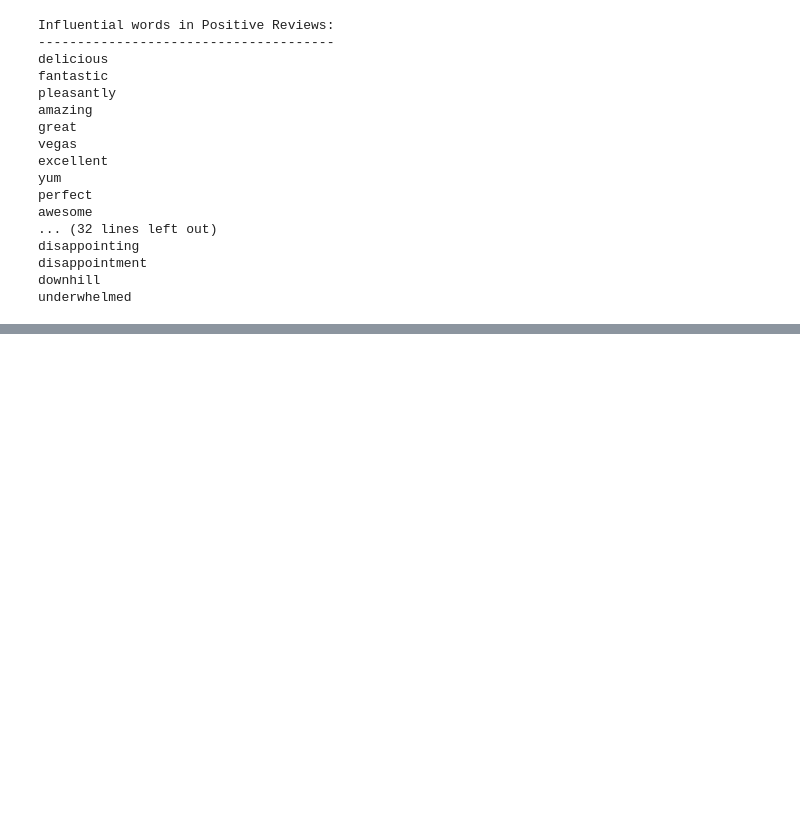
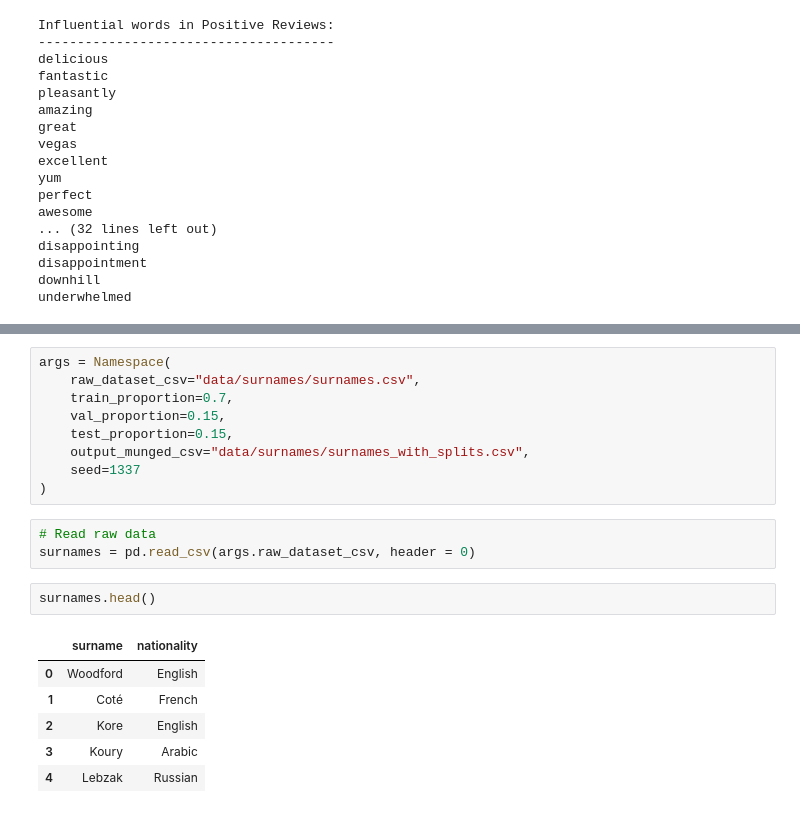
Before and after one commit to karenacorn99/NLPwithPyTorch-Rao-McMahan, a Jupyter notebook: nlp.ipynb, the cells around one changed output, grey strips where cells are left out. Cells and saved outputs as stored; diff of their text form; blank space fills up the shorter version.

```diff
--- a/nlp.ipynb
+++ b/nlp.ipynb
@@ -1310,0 +1405,21 @@ underwhelmed
+# %%
+args = Namespace(
+    raw_dataset_csv="data/surnames/surnames.csv",
+    train_proportion=0.7,
+    val_proportion=0.15,
+    test_proportion=0.15,
+    output_munged_csv="data/surnames/surnames_with_splits.csv",
+    seed=1337
+)
+# %%
+# Read raw data
+surnames = pd.read_csv(args.raw_dataset_csv, header = 0)
+# %%
+surnames.head()
+# %% [output]
+|  | surname | nationality |
+| 0 | Woodford | English |
+| 1 | Coté | French |
+| 2 | Kore | English |
+| 3 | Koury | Arabic |
+| 4 | Lebzak | Russian |
```
Also changed, not shown: parts of 59 cells of this notebook.
